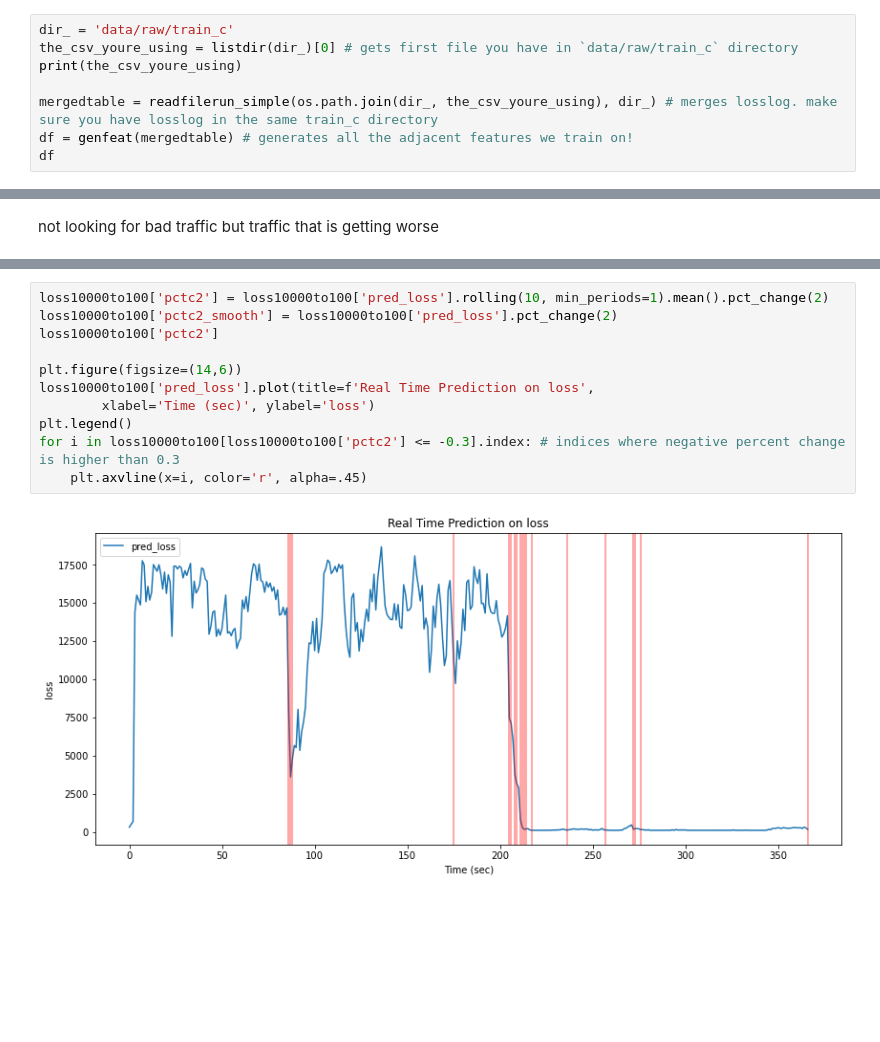
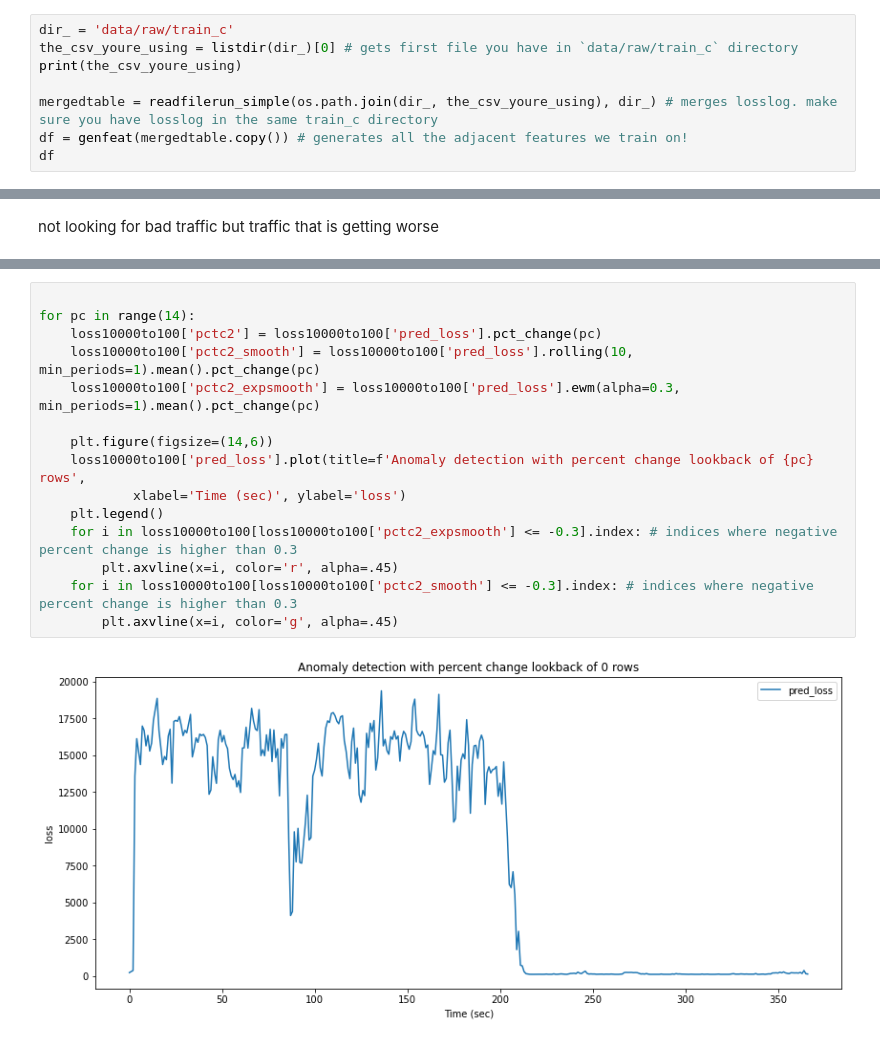
Before and after one commit to LauraDiao/Anomaly_Detectives, a Jupyter notebook: wk6.ipynb, the cells around one changed output, grey strips where cells are left out. Drawn from its saved outputs; the diff is of its cells as text; blank space fills up the shorter version.

```diff
--- a/wk6.ipynb
+++ b/wk6.ipynb
@@ -38,7 +38,7 @@ the_csv_youre_using = listdir(dir_)[0] # gets first file you have in `data/raw/t
 print(the_csv_youre_using)
 
 mergedtable = readfilerun_simple(os.path.join(dir_, the_csv_youre_using), dir_) # merges losslog. make sure you have losslog in the same train_c directory
-df = genfeat(mergedtable) # generates all the adjacent features we train on!
+df = genfeat(mergedtable.copy()) # generates all the adjacent features we train on!
 df
 # %% [output]
 20220201T010740_200-100-true-200-10000-200-iperf.csv
@@ -371,14 +417,18 @@ Int64Index([ 23,  43,  86,  87,  88, 117, 138, 162, 169, 170, 175, 176, 205,
            dtype='int64')
 # %%
-loss10000to100['pctc2'] = loss10000to100['pred_loss'].rolling(10, min_periods=1).mean().pct_change(2)
-loss10000to100['pctc2_smooth'] = loss10000to100['pred_loss'].pct_change(2)
-loss10000to100['pctc2']
 
-plt.figure(figsize=(14,6))
-loss10000to100['pred_loss'].plot(title=f'Real Time Prediction on loss',
-        xlabel='Time (sec)', ylabel='loss')
-plt.legend()
-for i in loss10000to100[loss10000to100['pctc2'] <= -0.3].index: # indices where negative percent change is higher than 0.3
-    plt.axvline(x=i, color='r', alpha=.45)
+for pc in range(14):
+    loss10000to100['pctc2'] = loss10000to100['pred_loss'].pct_change(pc)
+    loss10000to100['pctc2_smooth'] = loss10000to100['pred_loss'].rolling(10, min_periods=1).mean().pct_change(pc)
+    loss10000to100['pctc2_expsmooth'] = loss10000to100['pred_loss'].ewm(alpha=0.3, min_periods=1).mean().pct_change(pc)
+
+    plt.figure(figsize=(14,6))
+    loss10000to100['pred_loss'].plot(title=f'Anomaly detection with percent change lookback of {pc} rows',
+            xlabel='Time (sec)', ylabel='loss')
+    plt.legend()
+    for i in loss10000to100[loss10000to100['pctc2_expsmooth'] <= -0.3].index: # indices where negative percent change is higher than 0.3
+        plt.axvline(x=i, color='r', alpha=.45)
+    for i in loss10000to100[loss10000to100['pctc2_smooth'] <= -0.3].index: # indices where negative percent change is higher than 0.3
+        plt.axvline(x=i, color='g', alpha=.45)
 # %% [output]
-[figure, old version]
+[figure, new version]
```
Also changed, not shown: parts of 34 cells of this notebook, 3 other files.
